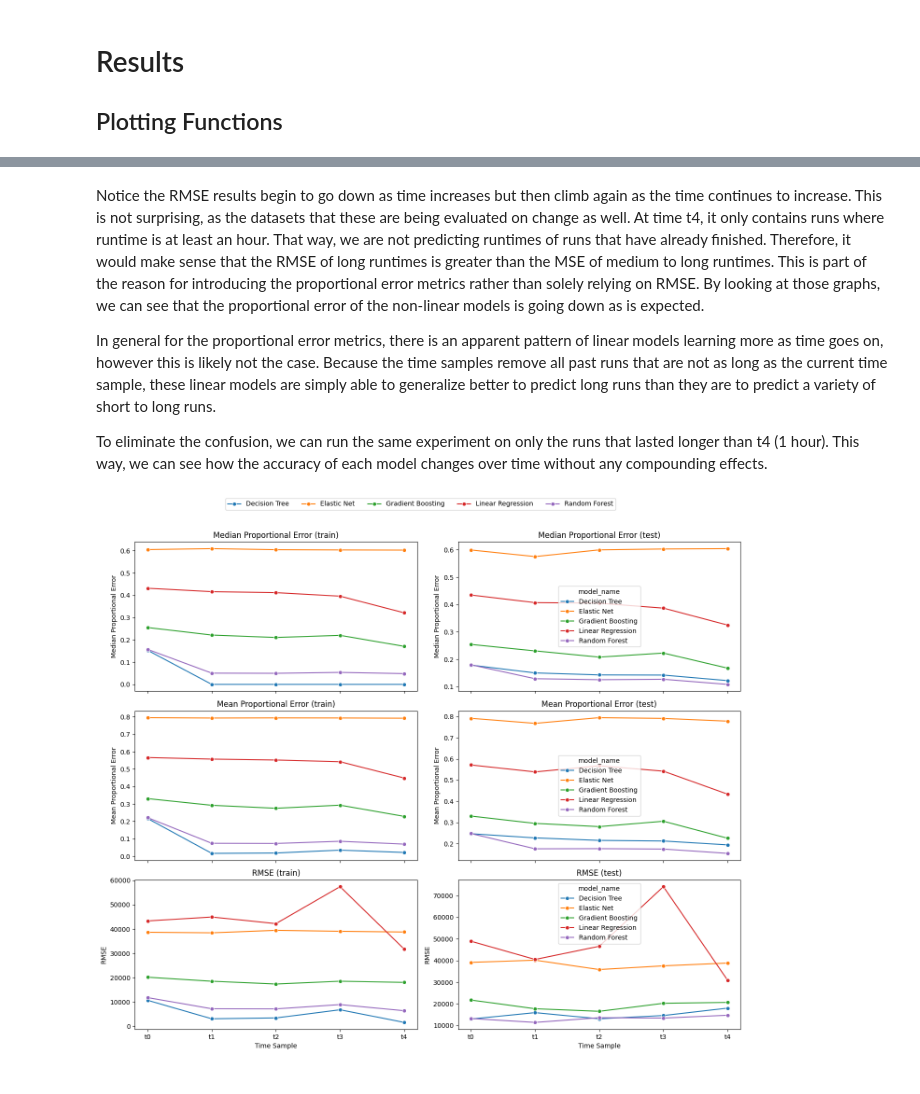
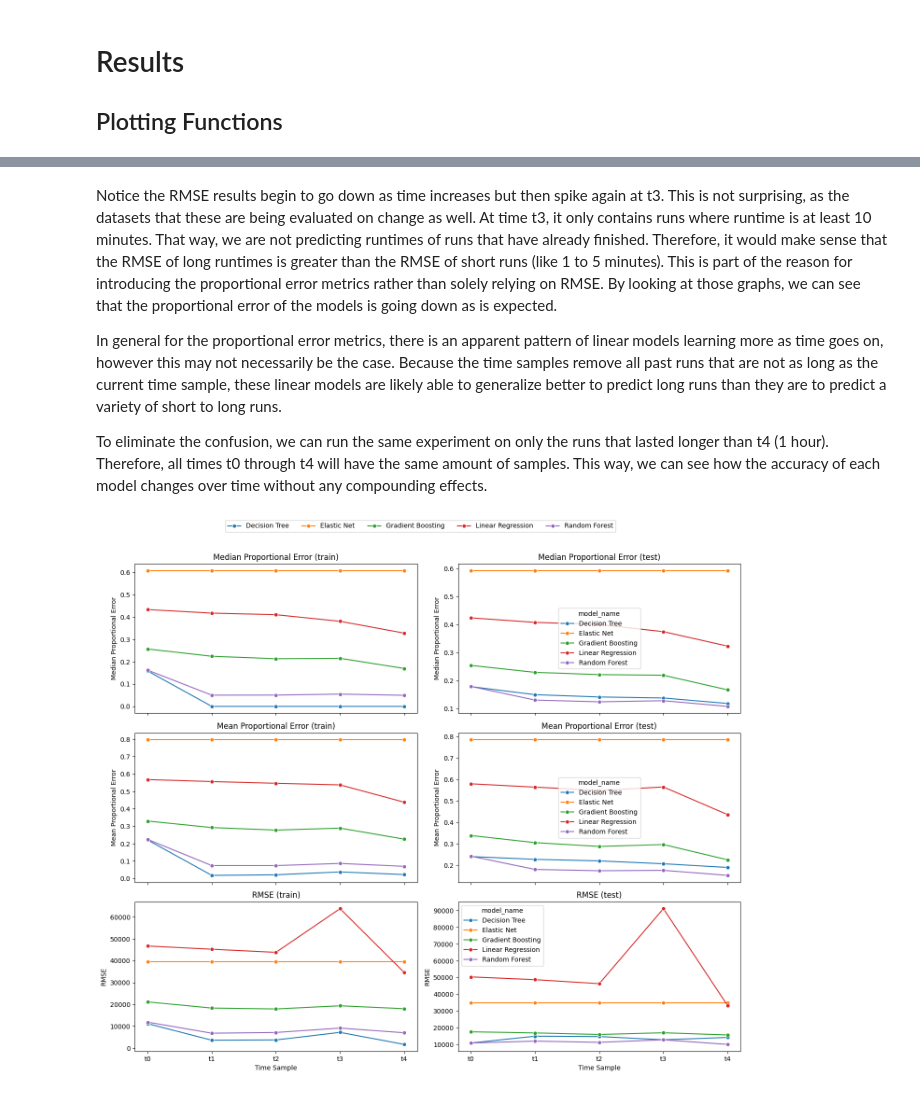
Before and after one commit to ravishende/data210_final_project, a Jupyter notebook: modeling.ipynb, the cells around one changed output, grey strips where cells are left out. Drawn from its saved outputs; the diff is of its cells as text; code cells hidden in the pictures.

Commit message:
finished modeling and preprocessing

```diff
--- a/modeling.ipynb
+++ b/modeling.ipynb
@@ -173,3 +280,39 @@ results_df = get_results_df(predictions_df)
+# %%
+param_grids = {
+    "elastic_net": {
+        "alpha": [0.0001, 0.001, 0.01, 0.1],
+        "l1_ratio": [0.1, 0.5, 0.9]
+    },
+    "random_forest": {
+        "n_estimators": [200, 400],
+        "max_depth": [10, 20, None],
+        "min_samples_leaf": [1, 5, 10],
+        "max_features": ["sqrt", "log2"]
+    },
+    "gradient_boosting": {
+        "n_estimators": [200, 400],
+        "learning_rate": [0.01, 0.05, 0.1],
+        "max_depth": [3, 5]
+    }
+}
+
+tuned_models = {}
+for model_name, model in models.items():
+    tuned_models[model_name] = {}
+    for t, (train_X, test_X, train_y, test_y) in dfs_split.items():
+        if model_name not in param_grids:
+            tuned_models[model_name][t] = model
+            continue
+        best_model, best_params = tune_model(
+            model,
+            param_grids[model_name],
+            train_X,
+            train_y
+        )
+        tuned_models[model_name][t] = best_model
+# %%
+predictions_df = train_and_test_tuned(tuned_models=tuned_models, split_dfs=dfs_split)
+results_df = get_results_df(predictions_df)
 # %% [markdown]
 # Results
 
@@ -181,10 +324,13 @@ def lineplots_models_errors_by_time(results_df):
         ("prop_err_med", "Median Proportional Error"),
         ("prop_err_mean", "Mean Proportional Error"),
         ("rmse", "RMSE"),
+        # ("mae", "MAE")  # results were almost the same as RMSE --> not worth adding
     ]
 
     datasets = ["train", "test"]
-    fig, axes = plt.subplots(3, 2, figsize=(14, 12), sharex=True)
+    rows = len(metrics)
+    cols = len(datasets)
+    fig, axes = plt.subplots(rows, cols, figsize=(14, 12), sharex=True)
     for row, (metric_key, metric_label) in enumerate(metrics):
         for col, dataset in enumerate(datasets):
             ax = axes[row, col]
@@ -218,19 +364,19 @@ lineplots_models_errors_by_time(results_df)
 # %% [markdown]
-Notice the RMSE results begin to go down as time increases but then climb again as the time continues to increase. This is not surprising, as the datasets that these are being evaluated on change as well. At time t4, it only contains runs where runtime is at least an hour. That way, we are not predicting runtimes of runs that have already finished. Therefore, it would make sense that the RMSE of long runtimes is greater than the MSE of medium to long runtimes. This is part of the reason for introducing the proportional error metrics rather than solely relying on RMSE. By looking at those graphs, we can see that the proportional error of the non-linear models is going down as is expected.
+Notice the RMSE results begin to go down as time increases but then spike again at t3. This is not surprising, as the datasets that these are being evaluated on change as well. At time t3, it only contains runs where runtime is at least 10 minutes. That way, we are not predicting runtimes of runs that have already finished. Therefore, it would make sense that the RMSE of long runtimes is greater than the RMSE of short runs (like 1 to 5 minutes). This is part of the reason for introducing the proportional error metrics rather than solely relying on RMSE. By looking at those graphs, we can see that the proportional error of the models is going down as is expected.
 
-In general for the proportional error metrics, there is an apparent pattern of linear models learning more as time goes on, however this is likely not the case. Because the time samples remove all past runs that are not as long as the current time sample, these linear models are simply able to generalize better to predict long runs than they are to predict a variety of short to long runs.
+In general for the proportional error metrics, there is an apparent pattern of linear models learning more as time goes on, however this may not necessarily be the case. Because the time samples remove all past runs that are not as long as the current time sample, these linear models are likely able to generalize better to predict long runs than they are to predict a variety of short to long runs.
 
-To eliminate the confusion, we can run the same experiment on only the runs that lasted longer than t4 (1 hour). This way, we can see how the accuracy of each model changes over time without any compounding effects.
+To eliminate the confusion, we can run the same experiment on only the runs that lasted longer than t4 (1 hour). Therefore, all times t0 through t4 will have the same amount of samples. This way, we can see how the accuracy of each model changes over time without any compounding effects.
 # %%
 hour = 60*60
 df_subset = None
 if "log_runtime" in df.columns:
     df_subset = df[df["log_runtime"] > np.log(hour)]
 else:
     df_subset = df[df["runtime"] > hour]
 df_subset_split = split_df_by_times(df_subset, simple=SIMPLE)
-predictions_subset_df = train_and_test_models(models, df_subset_split)
+predictions_subset_df = train_and_test_tuned(tuned_models=tuned_models, split_dfs=df_subset_split)
 results_subset_df = get_results_df(predictions_subset_df)
 lineplots_models_errors_by_time(results_subset_df)
 # %% [output]
-[figure, old version]
+[figure, new version]
```
Also changed, not shown: parts of 28 cells of this notebook, 1 other file.
